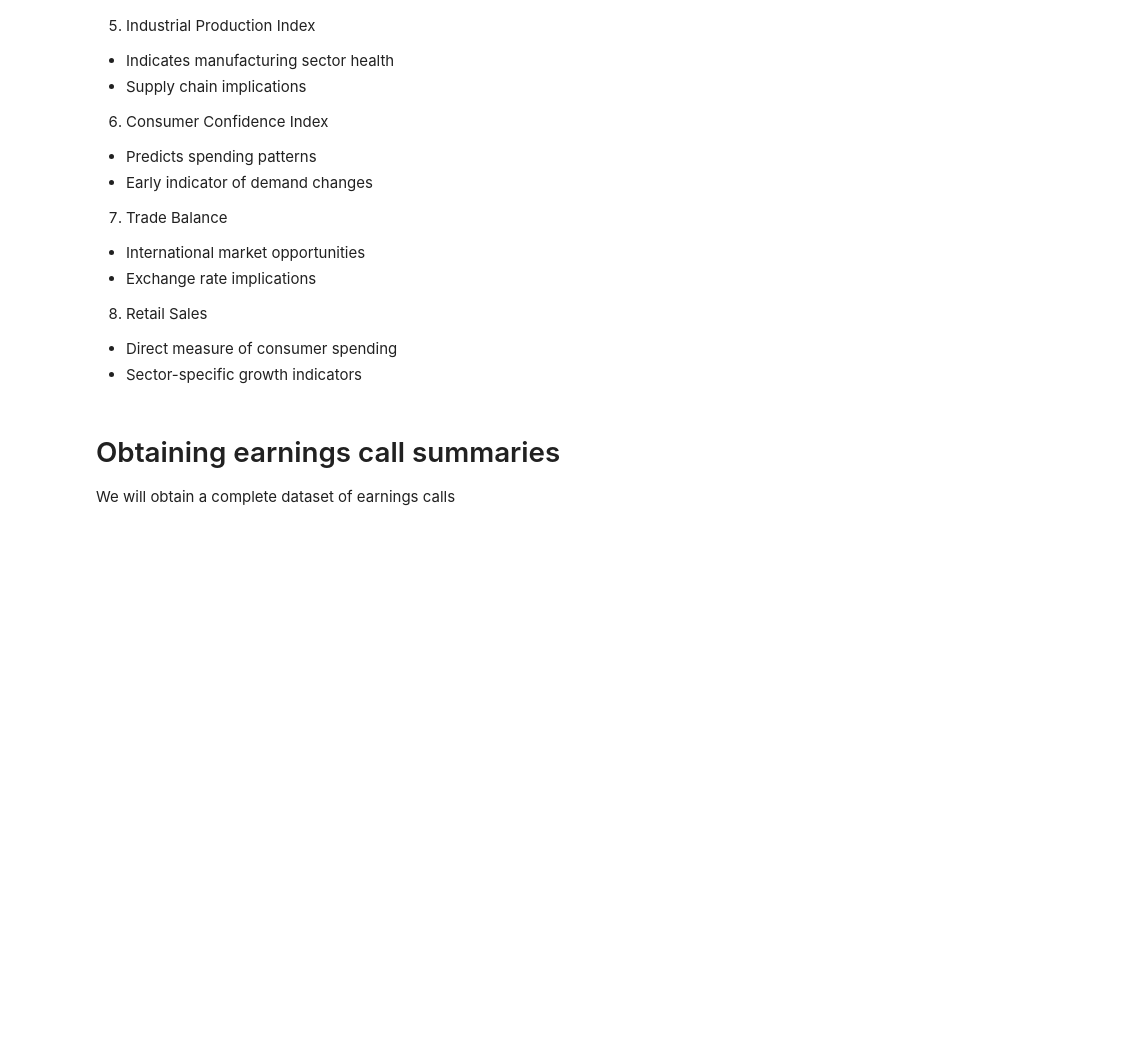
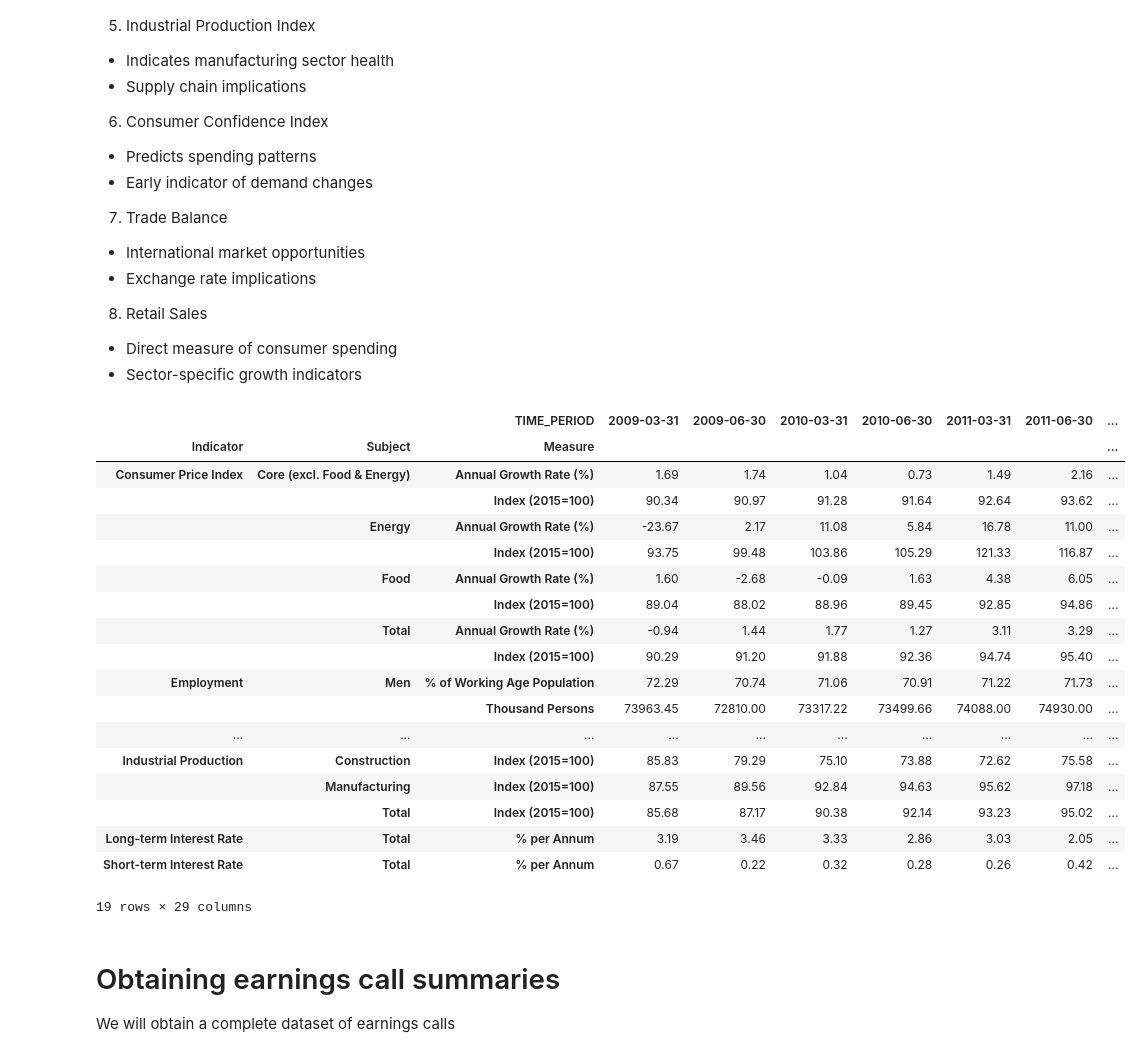
Before and after one commit to jltejada98/FinanceLLMAnalyzer, a Jupyter notebook: CompleteProject.ipynb, the cells around one changed output. Cells and saved outputs as stored; diff of their text form; code cells hidden in the pictures; blank space fills up the shorter version.

Commit message:
Added code to process macro indicators

```diff
--- a/CompleteProject.ipynb
+++ b/CompleteProject.ipynb
@@ -400,9 +383,30 @@ def format_oecd_dataframe(df):
 # %%
 # Load the data
 df = load_oecd_data('OECD,DF_DP_LIVE,+USA.STINT+LTINT+INDPROD+EMP+CPI...Q.csv')
 
 # For better display, use the formatting function
 formatted_df = format_oecd_dataframe(df)
+formatted_df
+# %% [output]
+|  |  | TIME_PERIOD | 2009-03-31 | 2009-06-30 | 2010-03-31 | 2010-06-30 | 2011-03-31 | 2011-06-30 | ... |
+| Indicator | Subject | Measure |  |  |  |  |  |  | ... |
+| Consumer Price Index | Core (excl. Food & Energy) | Annual Growth Rate (%) | 1.69 | 1.74 | 1.04 | 0.73 | 1.49 | 2.16 | ... |
+|  |  | Index (2015=100) | 90.34 | 90.97 | 91.28 | 91.64 | 92.64 | 93.62 | ... |
+|  | Energy | Annual Growth Rate (%) | -23.67 | 2.17 | 11.08 | 5.84 | 16.78 | 11.00 | ... |
+|  |  | Index (2015=100) | 93.75 | 99.48 | 103.86 | 105.29 | 121.33 | 116.87 | ... |
+|  | Food | Annual Growth Rate (%) | 1.60 | -2.68 | -0.09 | 1.63 | 4.38 | 6.05 | ... |
+|  |  | Index (2015=100) | 89.04 | 88.02 | 88.96 | 89.45 | 92.85 | 94.86 | ... |
+|  | Total | Annual Growth Rate (%) | -0.94 | 1.44 | 1.77 | 1.27 | 3.11 | 3.29 | ... |
+|  |  | Index (2015=100) | 90.29 | 91.20 | 91.88 | 92.36 | 94.74 | 95.40 | ... |
+| Employment | Men | % of Working Age Population | 72.29 | 70.74 | 71.06 | 70.91 | 71.22 | 71.73 | ... |
+|  |  | Thousand Persons | 73963.45 | 72810.00 | 73317.22 | 73499.66 | 74088.00 | 74930.00 | ... |
+| ... | ... | ... | ... | ... | ... | ... | ... | ... | ... |
+| Industrial Production | Construction | Index (2015=100) | 85.83 | 79.29 | 75.10 | 73.88 | 72.62 | 75.58 | ... |
+|  | Manufacturing | Index (2015=100) | 87.55 | 89.56 | 92.84 | 94.63 | 95.62 | 97.18 | ... |
+|  | Total | Index (2015=100) | 85.68 | 87.17 | 90.38 | 92.14 | 93.23 | 95.02 | ... |
+| Long-term Interest Rate | Total | % per Annum | 3.19 | 3.46 | 3.33 | 2.86 | 3.03 | 2.05 | ... |
+| Short-term Interest Rate | Total | % per Annum | 0.67 | 0.22 | 0.32 | 0.28 | 0.26 | 0.42 | ... |
+19 rows × 29 columns
 # %% [markdown]
 # Obtaining earnings call summaries
 
```
Also changed, not shown: parts of 1 cell of this notebook.
